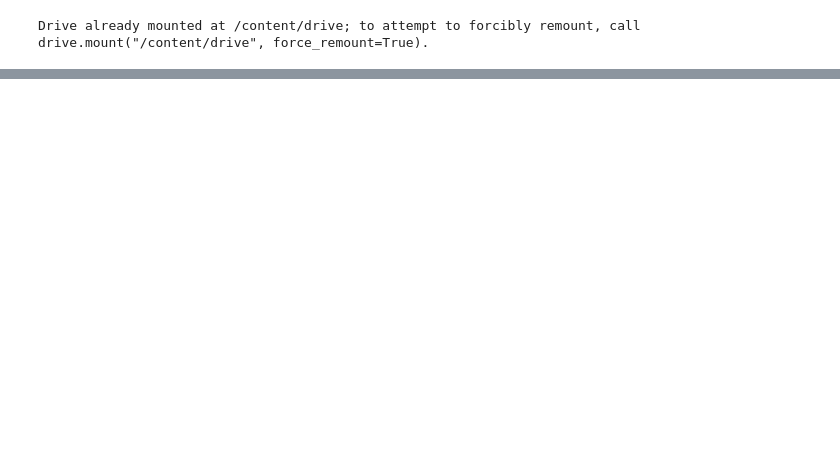
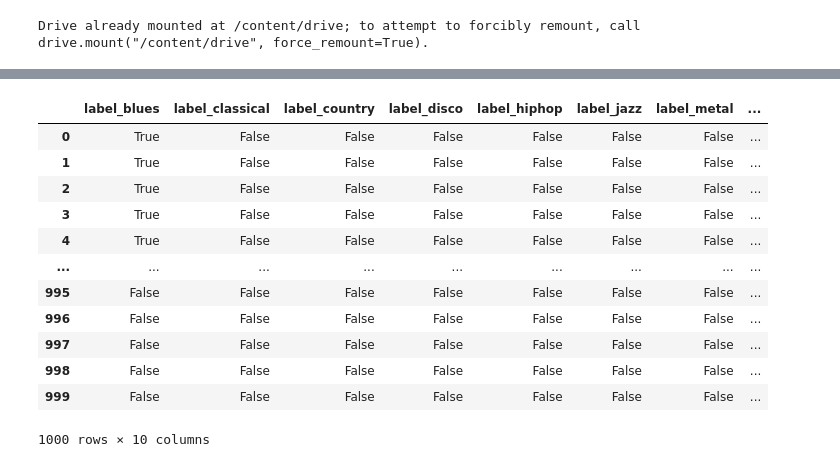
Before and after one commit to Tion286/Hello-world, a Jupyter notebook: Copy_of_End_of_Week_Assessment.ipynb, the cells around one changed output, grey strips where cells are left out. Drawn from its saved outputs; the diff is of its cells as text; code cells hidden in the pictures; blank space fills up the shorter version.

```diff
--- a/Copy_of_End_of_Week_Assessment.ipynb
+++ b/Copy_of_End_of_Week_Assessment.ipynb
@@ -68,6 +22,0 @@ cols = list(df.columns.values)
-# %%
-from sklearn.preprocessing import MinMaxScaler
-cols = list(df.columns.values)
-scaler = MinMaxScaler()
-scaler.fit(df.loc[:, cols].T)
-df.loc[:, cols] = scaler.transform(df.loc[:, cols].T).T
@@ -100,0 +23,2 @@ NameError: name 'grid_search' is not defined
+# %%
+df = df.drop('filename', axis = 1)
@@ -100,0 +63,6 @@ NameError: name 'grid_search' is not defined
+# %%
+# Convert the 'label' column to one-hot encoding
+df_one_hot = pd.get_dummies(df, columns=['label'])
+
+# Display the first few rows of the new DataFrame to verify the changes
+df_one_hot.head()
@@ -100,0 +77,15 @@ NameError: name 'grid_search' is not defined
+# %%
+from sklearn.preprocessing import StandardScaler
+
+# Separate the features (X) and the one-hot encoded labels (y)
+# 'filename' has already been dropped so we remove it from the list of columns to drop
+X = df_one_hot.drop(columns=['length'] + [col for col in df_one_hot.columns if col.startswith('label_')])
+y = df_one_hot[[col for col in df_one_hot.columns if col.startswith('label_')]]
+
+# Initialize the scaler
+scaler = StandardScaler()
+
+# Fit and transform the features
+X_scaled = scaler.fit_transform(X)
+
+# Convert the
@@ -100,0 +94,16 @@ NameError: name 'grid_search' is not defined
+# %%
+y
+# %% [output]
+|  | label_blues | label_classical | label_country | label_disco | label_hiphop | label_jazz | label_metal | ... |
+| 0 | True | False | False | False | False | False | False | ... |
+| 1 | True | False | False | False | False | False | False | ... |
+| 2 | True | False | False | False | False | False | False | ... |
+| 3 | True | False | False | False | False | False | False | ... |
+| 4 | True | False | False | False | False | False | False | ... |
+| ... | ... | ... | ... | ... | ... | ... | ... | ... |
+| 995 | False | False | False | False | False | False | False | ... |
+| 996 | False | False | False | False | False | False | False | ... |
+| 997 | False | False | False | False | False | False | False | ... |
+| 998 | False | False | False | False | False | False | False | ... |
+| 999 | False | False | False | False | False | False | False | ... |
+1000 rows × 10 columns
```
Also changed, not shown: parts of 25 cells of this notebook.
